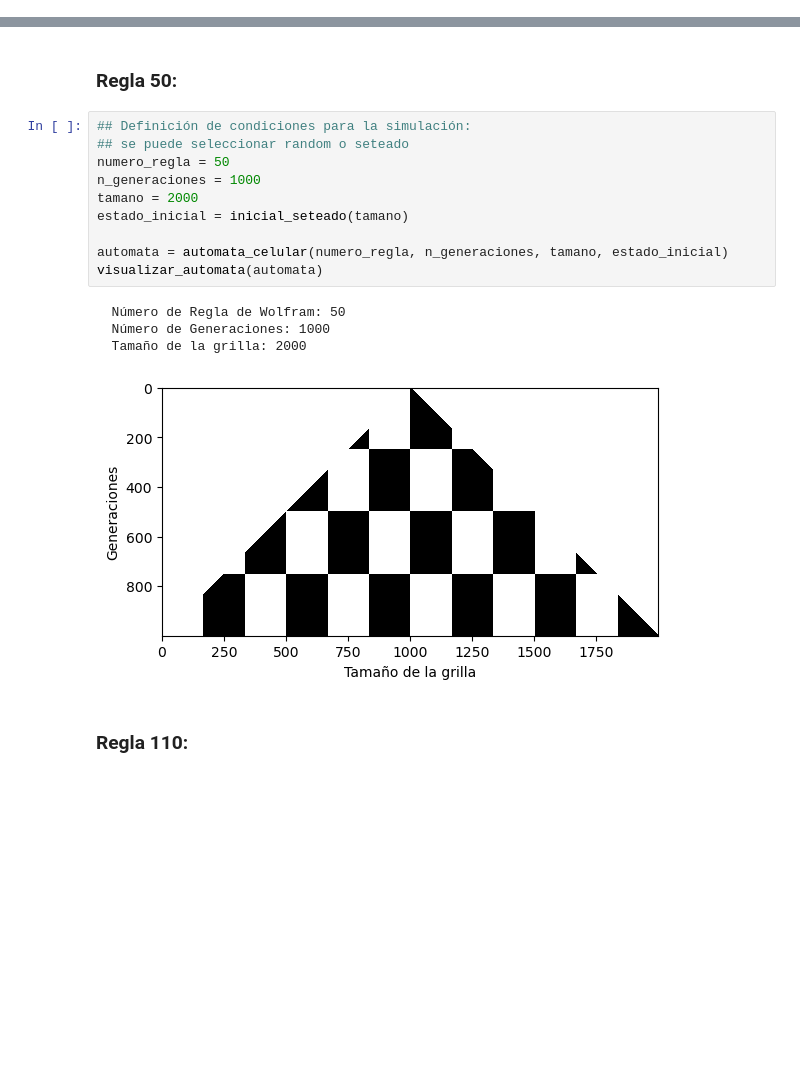
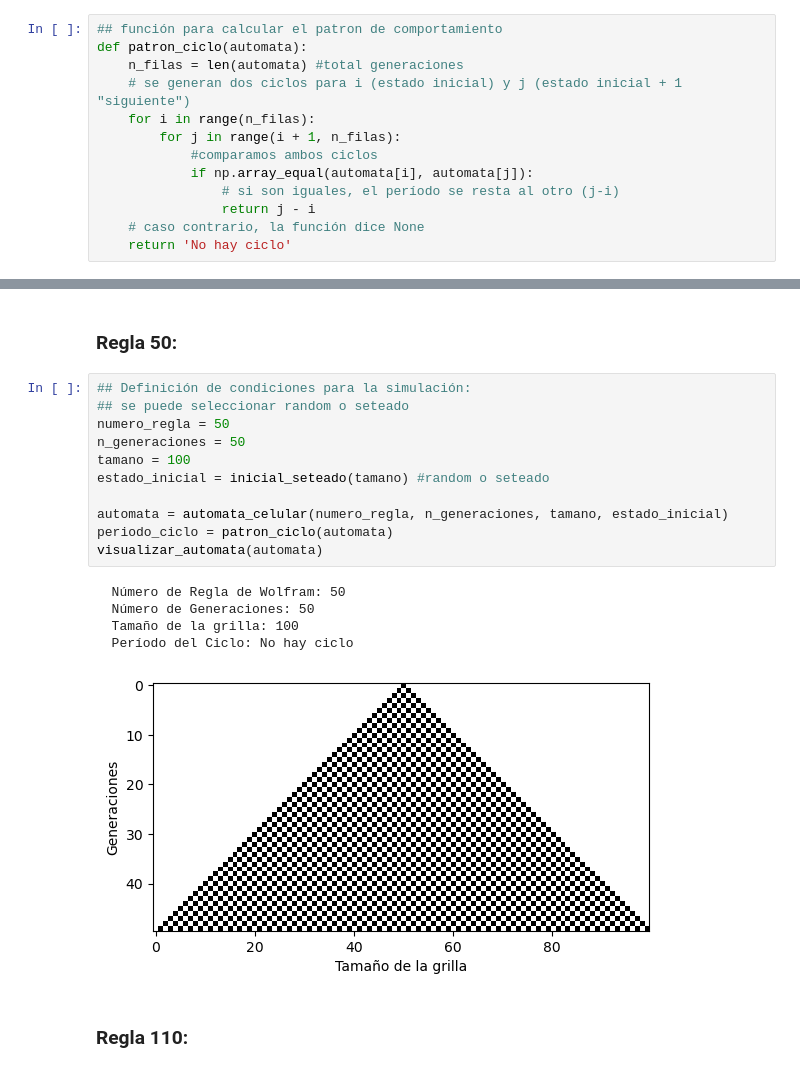
Before and after one commit to educarrascov/DISC_Complex, a Jupyter notebook: Script Prueba/20230317 ECA_proposal.ipynb, the cells around one changed output, grey strips where cells are left out. Saved outputs shown, nothing was run; the diff lists cells and outputs as text; blank space fills up the shorter version.

```diff
--- a/Script Prueba/20230317 ECA_proposal.ipynb
+++ b/Script Prueba/20230317 ECA_proposal.ipynb
@@ -59,6 +60,19 @@ def visualizar_automata(automata):
     plt.xlabel('Tamaño de la grilla')
     plt.ylabel('Generaciones')
     plt.show()
+# %%
+## función para calcular el patron de comportamiento
+def patron_ciclo(automata):
+    n_filas = len(automata) #total generaciones
+    # se generan dos ciclos para i (estado inicial) y j (estado inicial + 1 "siguiente")
+    for i in range(n_filas):
+        for j in range(i + 1, n_filas):
+            #comparamos ambos ciclos
+            if np.array_equal(automata[i], automata[j]):
+                # si son iguales, el período se resta al otro (j-i)
+                return j - i
+    # caso contrario, la función dice None
+    return 'No hay ciclo'
 # %% [markdown]
 ### Regla 30
 # %%
@@ -97,18 +142,20 @@ np.binary_repr(numero_regla, width=8)
 # %%
 ## Definición de condiciones para la simulación:
 ## se puede seleccionar random o seteado
 numero_regla = 50
-n_generaciones = 1000
-tamano = 2000
-estado_inicial = inicial_seteado(tamano)
+n_generaciones = 50
+tamano = 100
+estado_inicial = inicial_seteado(tamano) #random o seteado
 
 automata = automata_celular(numero_regla, n_generaciones, tamano, estado_inicial)
+periodo_ciclo = patron_ciclo(automata)
 visualizar_automata(automata)
 # %% [output]
   Número de Regla de Wolfram: 50
-  Número de Generaciones: 1000
-  Tamaño de la grilla: 2000
+  Número de Generaciones: 50
+  Tamaño de la grilla: 100
+  Período del Ciclo: No hay ciclo
-[figure, old version]
+[figure, new version]
 # %% [markdown]
 ### Regla 110:
 # %%
```
Also changed, not shown: parts of 15 cells of this notebook, 1 other file.
